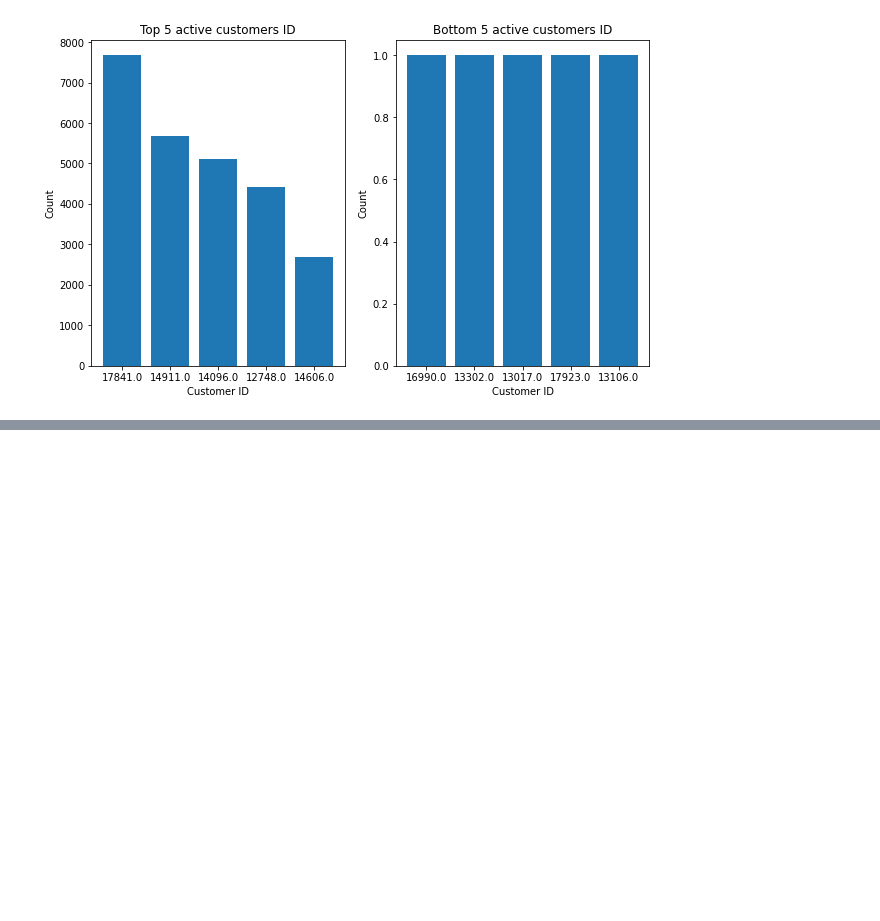
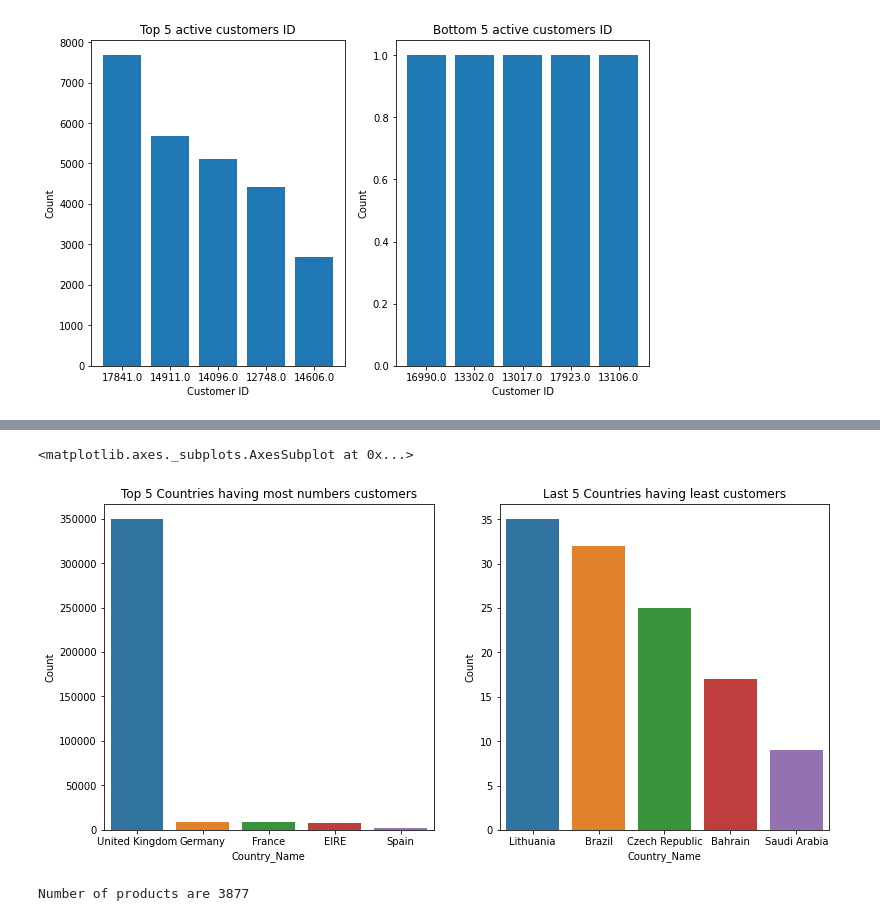
Before and after one commit to Sharath2021/Online-Retail-Customer-Segmentation, a Jupyter notebook: Online_Retail_Customer_Segmentation_Capstone_Project.ipynb, the cells around one changed output, grey strips where cells are left out. Cells and saved outputs as stored; diff of their text form; code cells hidden in the pictures; blank space fills up the shorter version.

```diff
--- a/Online_Retail_Customer_Segmentation_Capstone_Project.ipynb
+++ b/Online_Retail_Customer_Segmentation_Capstone_Project.ipynb
@@ -242,0 +282,6 @@ Text(0, 0.5, 'Count')
+# %%
+# top 5 countries
+country_df=retail_data['Country'].value_counts().reset_index()
+country_df.rename(columns={'index': 'Country_Name'}, inplace=True)
+country_df.rename(columns={'Country': 'Count'}, inplace=True)
+country_df.head()
@@ -242,0 +305,17 @@ Text(0, 0.5, 'Count')
+# %%
+# visualizing top and bottom countries
+plt.figure(figsize=(13,6))
+plt.subplot(1,2,1)
+plt.title('Top 5 Countries having most numbers customers')
+sns.barplot(x='Country_Name',y='Count',data=country_df[:5])
+plt.subplot(1,2,2)
+plt.title('Last 5 Countries having least customers')
+sns.barplot(x='Country_Name',y='Count',data=country_df[-5:])
+# %% [output]
+<matplotlib.axes._subplots.AxesSubplot at 0x...>
+[figure, added]
+# %%
+#number of products
+print('Number of products are',retail_data['Description'].nunique())
+# %% [output]
+Number of products are 3877
```
Also changed, not shown: parts of 9 cells of this notebook.
